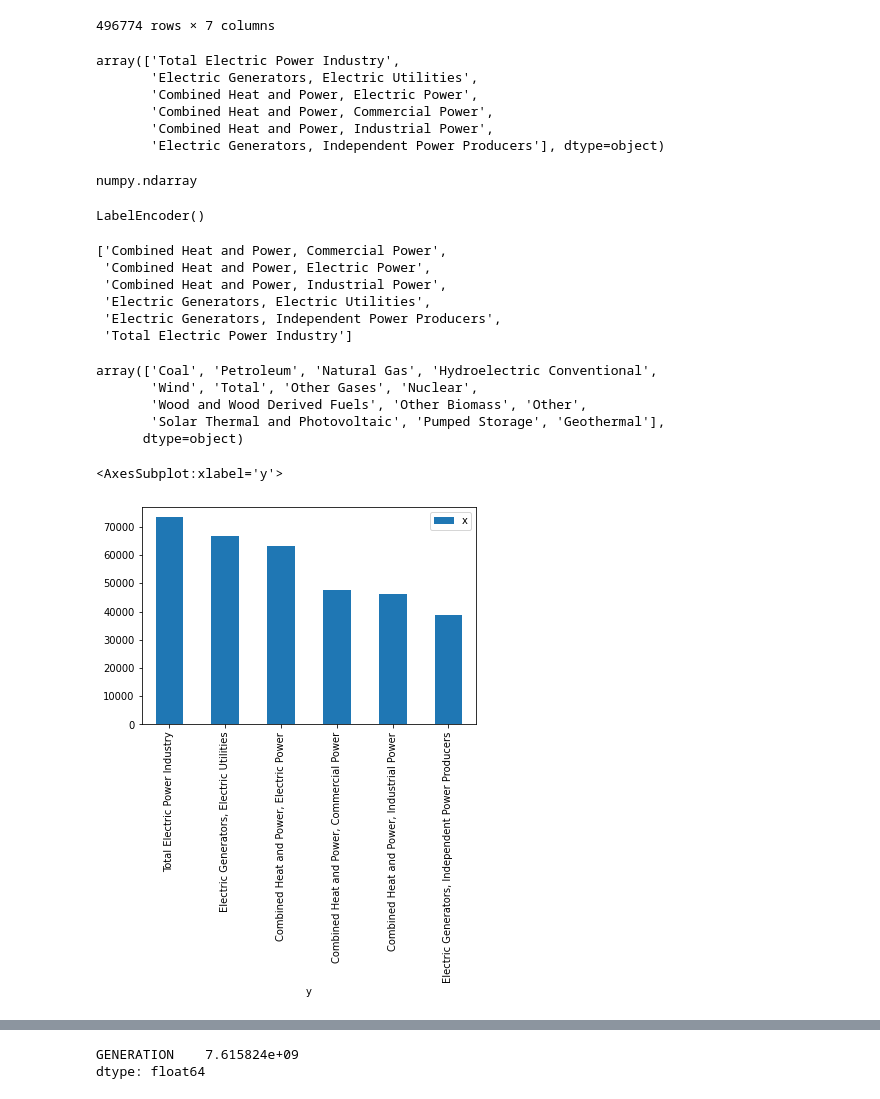
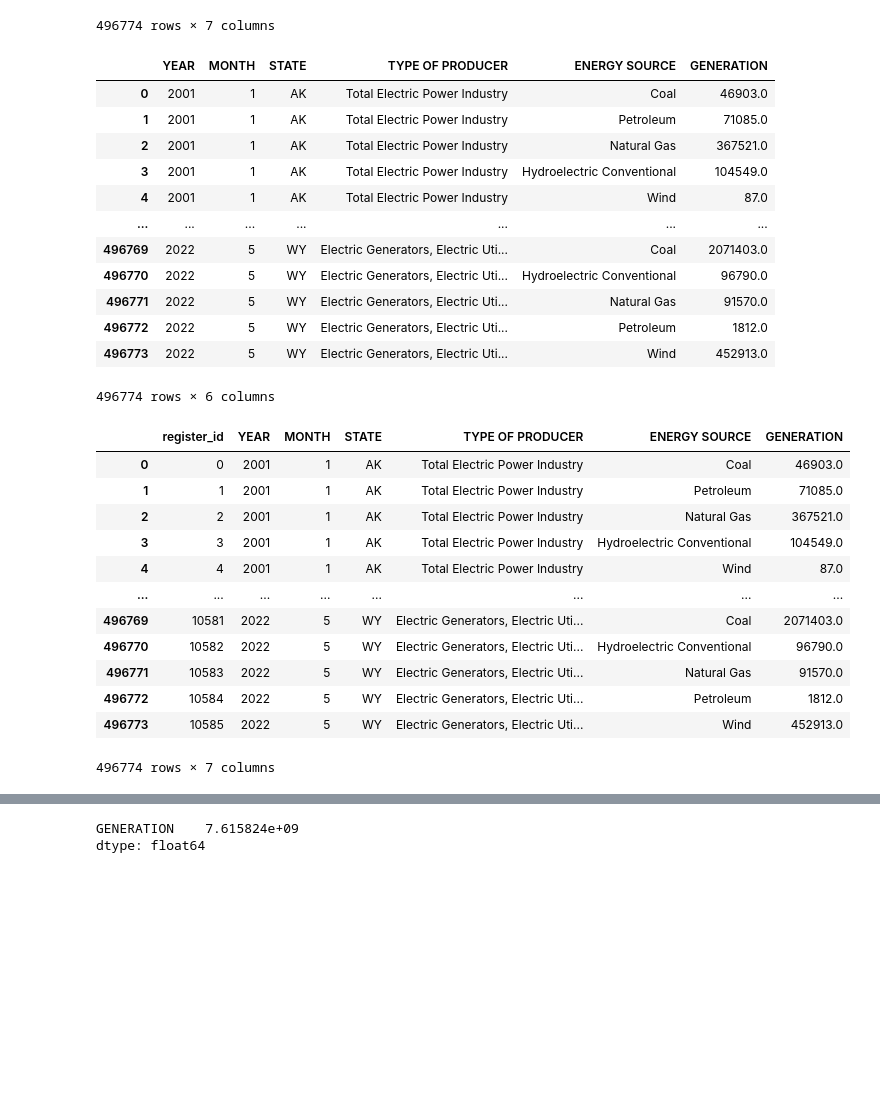
Before and after one commit to EnriqueLaguna/ProyectoAnalisisDatos, a Jupyter notebook: Codigo/graficas.ipynb, the cells around one changed output, grey strips where cells are left out. Saved outputs shown, nothing was run; the diff lists cells and outputs as text; code cells hidden in the pictures; blank space fills up the shorter version.

```diff
--- a/Codigo/graficas.ipynb
+++ b/Codigo/graficas.ipynb
@@ -36,50 +36,34 @@ energia_df
 | 496772 | 10584 | 2022 | 5 | WY | Electric Generators, Electric Uti... | Petroleum | 1812.0 |
 | 496773 | 10585 | 2022 | 5 | WY | Electric Generators, Electric Uti... | Wind | 452913.0 |
 496774 rows × 7 columns
-# %%
-producer_type = energia_df['TYPE OF PRODUCER'].unique()
-producer_type
-type(producer_type)
-TEPI = energia_df.loc[energia_df['TYPE OF PRODUCER'] == 'Total Electric Power Industry']
-
-# tranformar variables no numericas a numericas
-le = preprocessing.LabelEncoder()
-le.fit(producer_type)
-
-list(le.classes_)
-
-numeric_producer_type = le.transform(producer_type)
-#np.sort(numeric_producer_type)
-
-energy_sr = energia_df['ENERGY SOURCE'].unique()
-energy_sr
-
-count_producers = energia_df['ENERGY SOURCE'].value_counts()
-num_producers = count_producers.values
-#np.sort(num_producers)
-
-df = pd.DataFrame({'x':num_producers[:6], 'y': producer_type[:6]})
-#df.sort_values(by=['x', 'y'])
-df.plot('y','x', kind='bar')
-# %% [output]
-array(['Total Electric Power Industry',
-       'Electric Generators, Electric Utilities',
-       'Combined Heat and Power, Electric Power',
-       'Combined Heat and Power, Commercial Power',
-       'Combined Heat and Power, Industrial Power',
-       'Electric Generators, Independent Power Producers'], dtype=object)
-numpy.ndarray
-LabelEncoder()
-['Combined Heat and Power, Commercial Power',
- 'Combined Heat and Power, Electric Power',
- 'Combined Heat and Power, Industrial Power',
- 'Electric Generators, Electric Utilities',
- 'Electric Generators, Independent Power Producers',
- 'Total Electric Power Industry']
-array(['Coal', 'Petroleum', 'Natural Gas', 'Hydroelectric Conventional',
-       'Wind', 'Total', 'Other Gases', 'Nuclear',
-       'Wood and Wood Derived Fuels', 'Other Biomass', 'Other',
-       'Solar Thermal and Photovoltaic', 'Pumped Storage', 'Geothermal'],
-      dtype=object)
-<AxesSubplot:xlabel='y'>
-[figure, removed]
+# %%
+energia_sin_ids = energia_df
+energia_sin_ids.drop(['register_id'], axis = 1)
+energia_sin_ids
+# %% [output]
+|  | YEAR | MONTH | STATE | TYPE OF PRODUCER | ENERGY SOURCE | GENERATION |
+| 0 | 2001 | 1 | AK | Total Electric Power Industry | Coal | 46903.0 |
+| 1 | 2001 | 1 | AK | Total Electric Power Industry | Petroleum | 71085.0 |
+| 2 | 2001 | 1 | AK | Total Electric Power Industry | Natural Gas | 367521.0 |
+| 3 | 2001 | 1 | AK | Total Electric Power Industry | Hydroelectric Conventional | 104549.0 |
+| 4 | 2001 | 1 | AK | Total Electric Power Industry | Wind | 87.0 |
+| ... | ... | ... | ... | ... | ... | ... |
+| 496769 | 2022 | 5 | WY | Electric Generators, Electric Uti... | Coal | 2071403.0 |
+| 496770 | 2022 | 5 | WY | Electric Generators, Electric Uti... | Hydroelectric Conventional | 96790.0 |
+| 496771 | 2022 | 5 | WY | Electric Generators, Electric Uti... | Natural Gas | 91570.0 |
+| 496772 | 2022 | 5 | WY | Electric Generators, Electric Uti... | Petroleum | 1812.0 |
+| 496773 | 2022 | 5 | WY | Electric Generators, Electric Uti... | Wind | 452913.0 |
+496774 rows × 6 columns
+|  | register_id | YEAR | MONTH | STATE | TYPE OF PRODUCER | ENERGY SOURCE | GENERATION |
+| 0 | 0 | 2001 | 1 | AK | Total Electric Power Industry | Coal | 46903.0 |
+| 1 | 1 | 2001 | 1 | AK | Total Electric Power Industry | Petroleum | 71085.0 |
+| 2 | 2 | 2001 | 1 | AK | Total Electric Power Industry | Natural Gas | 367521.0 |
+| 3 | 3 | 2001 | 1 | AK | Total Electric Power Industry | Hydroelectric Conventional | 104549.0 |
+| 4 | 4 | 2001 | 1 | AK | Total Electric Power Industry | Wind | 87.0 |
+| ... | ... | ... | ... | ... | ... | ... | ... |
+| 496769 | 10581 | 2022 | 5 | WY | Electric Generators, Electric Uti... | Coal | 2071403.0 |
+| 496770 | 10582 | 2022 | 5 | WY | Electric Generators, Electric Uti... | Hydroelectric Conventional | 96790.0 |
+| 496771 | 10583 | 2022 | 5 | WY | Electric Generators, Electric Uti... | Natural Gas | 91570.0 |
+| 496772 | 10584 | 2022 | 5 | WY | Electric Generators, Electric Uti... | Petroleum | 1812.0 |
+| 496773 | 10585 | 2022 | 5 | WY | Electric Generators, Electric Uti... | Wind | 452913.0 |
+496774 rows × 7 columns
```
Also changed, not shown: parts of 6 cells of this notebook.
